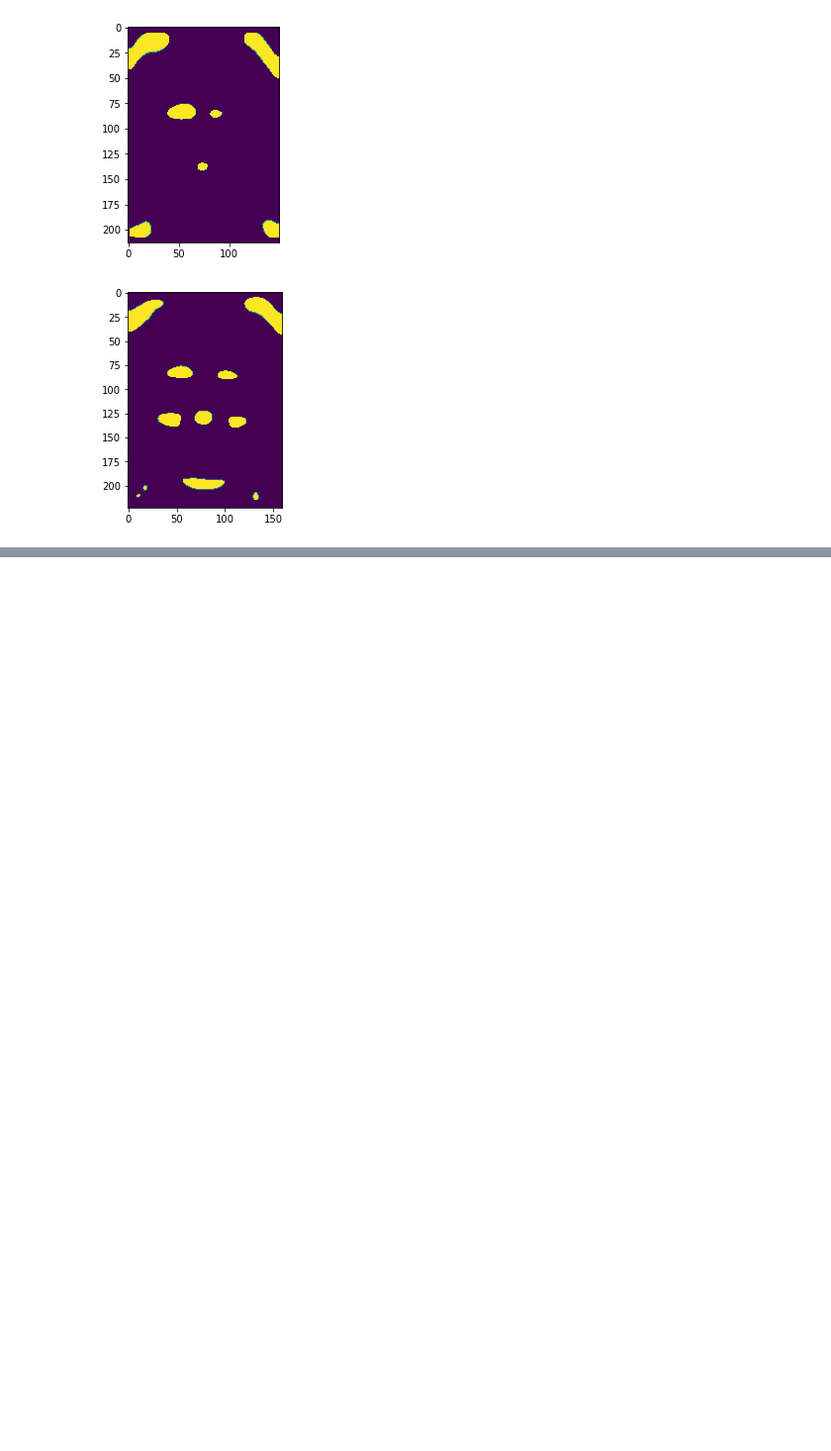
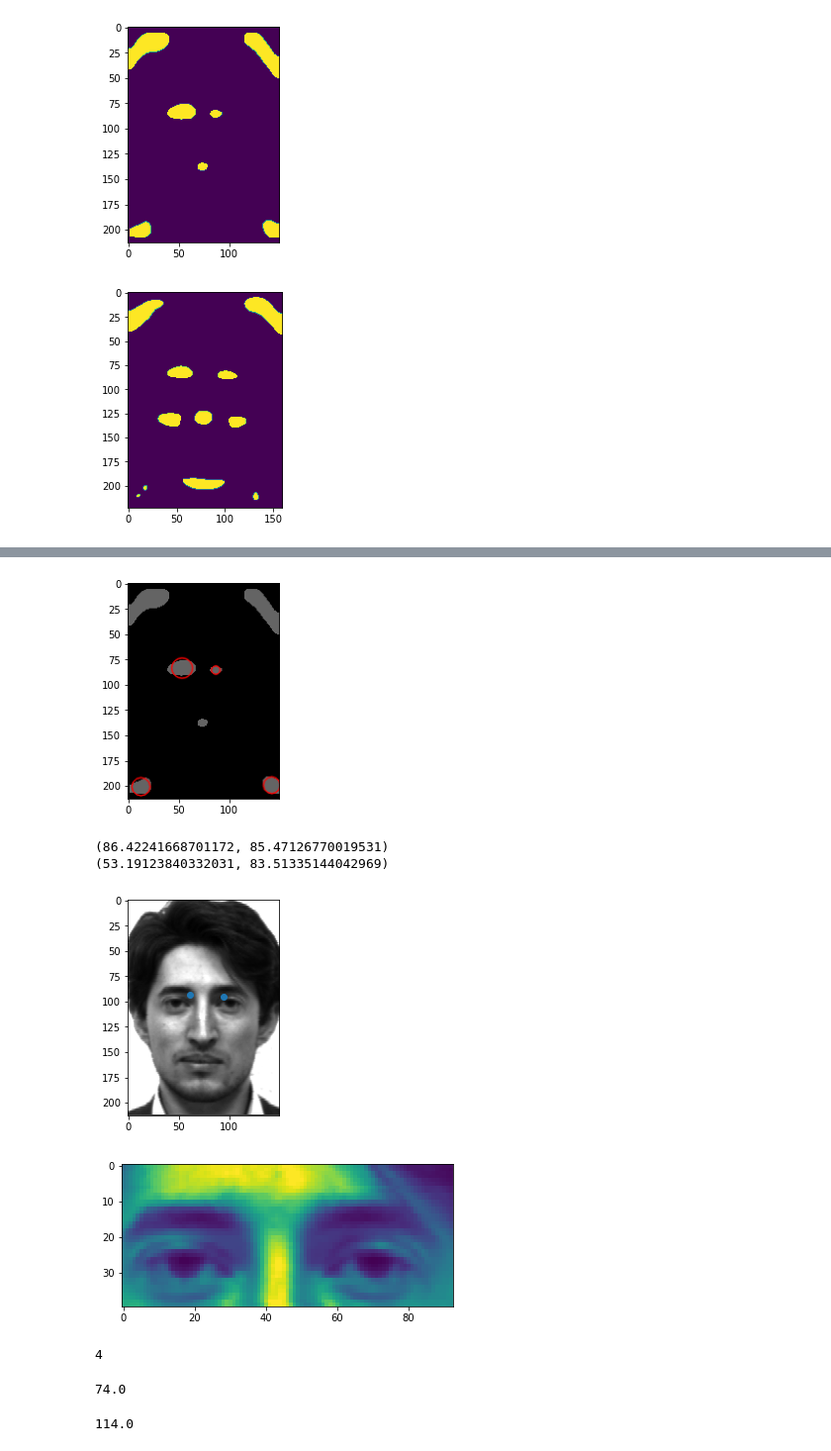
Before and after one commit to ariatara/cs445-final-project, a Jupyter notebook: eye_detection.ipynb, the cells around one changed output, grey strips where cells are left out. Shown at 99% size. Drawn from its saved outputs; the diff is of its cells as text; code cells hidden in the pictures; blank space fills up the shorter version.

```diff
--- a/eye_detection.ipynb
+++ b/eye_detection.ipynb
@@ -205,0 +264,51 @@ plt.imshow(cv2.drawKeypoints(new_im, keypoints, 0, (255, 0, 0),
+# %%
+img_grayscale = im3normal_crop
+# img_grayscale = im5normal_crop
+new_im = (thresh2*100).astype("uint8")
+# Detect blobs.
+keypoints = detector.detect(new_im)
+
+plt.imshow(cv2.drawKeypoints(new_im, keypoints, 0, (255, 0, 0),
+                                 flags=cv2.DRAW_MATCHES_FLAGS_DRAW_RICH_KEYPOINTS) )
+plt.show()
+potential_eyes = []
+for kp in keypoints:
+    if kp.pt[1] > new_im.shape[0]*0.5: continue
+    if kp.pt[1] < new_im.shape[0]*0.25: continue
+
+    print(kp.pt)
+    potential_eyes.append(kp.pt)
+
+plot_eyes = np.array(potential_eyes)
+plot_eyes[:,0] = plot_eyes[:,0]+ xsize/2
+plot_eyes[:,1] = plot_eyes[:,1]+ ysize/2
+
+plt.scatter(x = plot_eyes[:, 0], y = plot_eyes[:,1])
+plt.imshow(img_grayscale, cmap='gray')
+plt.show()
+
+x_bound = 30
+y_bound = 20
+
+eye_crop = img_grayscale[int(np.mean(plot_eyes[:,1]))-y_bound : int(np.mean(plot_eyes[:,1]))+y_bound,
+                          int(np.min(plot_eyes[:,0]))-x_bound : int(np.max(plot_eyes[:,0]))+x_bound]
+plt.imshow(eye_crop)
+plt.show()
+# %% [output]
+[figure, added]
+(86.42241668701172, 85.47126770019531)
+(53.19123840332031, 83.51335144042969)
+[figure, added]
+[figure, added]
+# %%
+round(3.6)
+# %% [output]
+4
+# %%
+round(np.mean(plot_eyes[:,1]))-y_bound
+# %% [output]
+74.0
+# %%
+round(np.mean(plot_eyes[:,1]))+y_bound
+# %% [output]
+114.0
```
Also changed, not shown: parts of 10 cells of this notebook.
